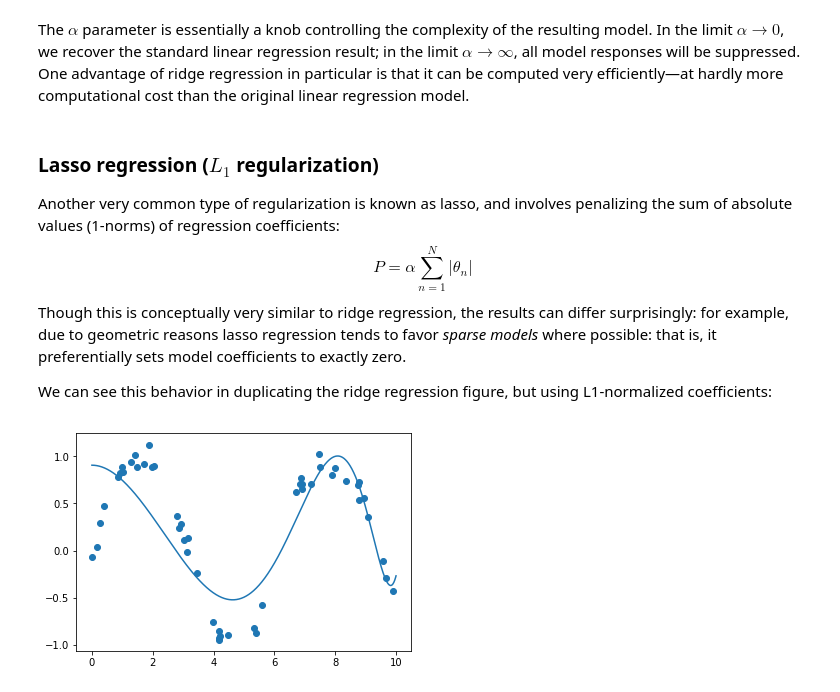
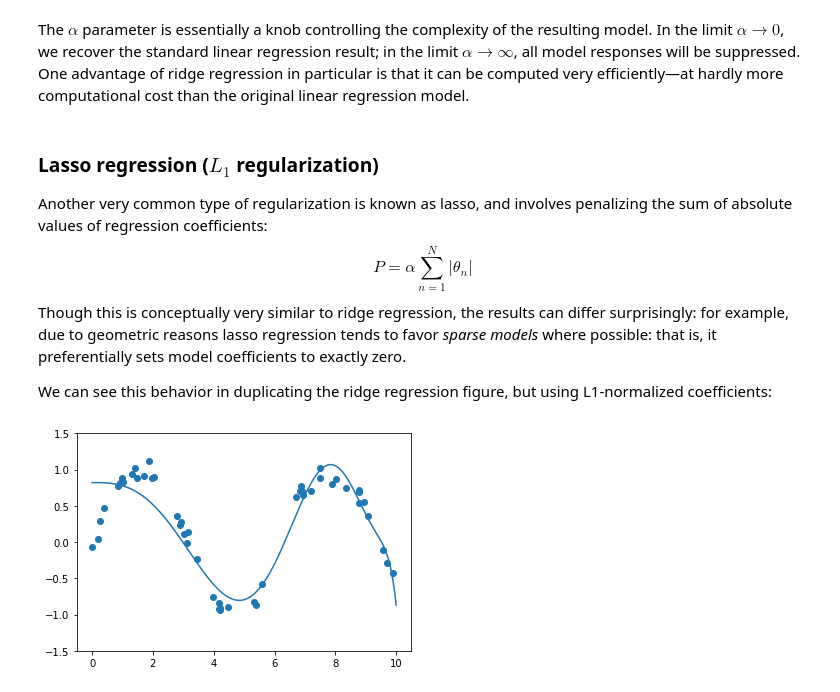
Before and after one commit to rjaffk/tensorby, a Jupyter notebook: lecture_regression/regression.ipynb, the cells around one changed output. Saved outputs shown, nothing was run; the diff lists cells and outputs as text; code cells hidden in the pictures.

```diff
--- a/lecture_regression/regression.ipynb
+++ b/lecture_regression/regression.ipynb
@@ -210,7 +267,7 @@ One advantage of ridge regression in particular is that it can be computed very
 # %% [markdown]
 ### Lasso regression ($L_1$ regularization)
 
-Another very common type of regularization is known as lasso, and involves penalizing the sum of absolute values (1-norms) of regression coefficients:
+Another very common type of regularization is known as lasso, and involves penalizing the sum of absolute values of regression coefficients:
 $$
 P = \alpha\sum_{n=1}^N |\theta_n|
 $$
@@ -220,16 +277,17 @@ We can see this behavior in duplicating the ridge regression figure, but using L
 # %%
 # http://scikit-learn.org/stable/modules/generated/sklearn.linear_model.Lasso.html#sklearn.linear_model.Lasso
 
 from sklearn.linear_model import Lasso
-model = make_pipeline(PolynomialFeatures(18), Lasso(alpha=0.1))
+model = make_pipeline(PolynomialFeatures(20), Lasso(alpha=0.1, tol=0.1, max_iter=1000000))
 
 np.random.seed(1)
 x = 10 * np.random.rand(50)
 y = np.sin(x) + 0.1 * np.random.randn(50)
 plt.scatter(x, y)
 
 model.fit(x[:, np.newaxis], y)
 yfit = model.predict(xfit[:, np.newaxis])
-plt.plot(xfit, yfit);
+plt.plot(xfit, yfit)
+plt.ylim(-1.5, 1.5);
 # %% [output]
-[figure, old version]
+[figure, new version]
```
Also changed, not shown: parts of 25 cells of this notebook, 1 other file.
